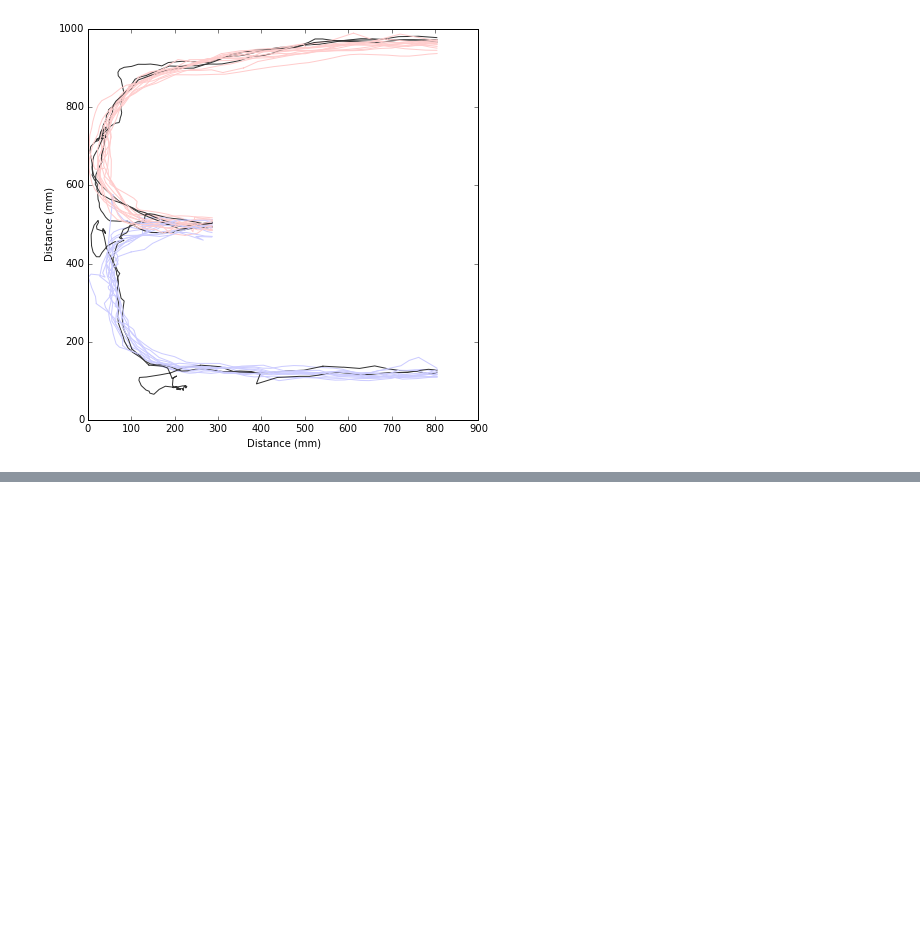
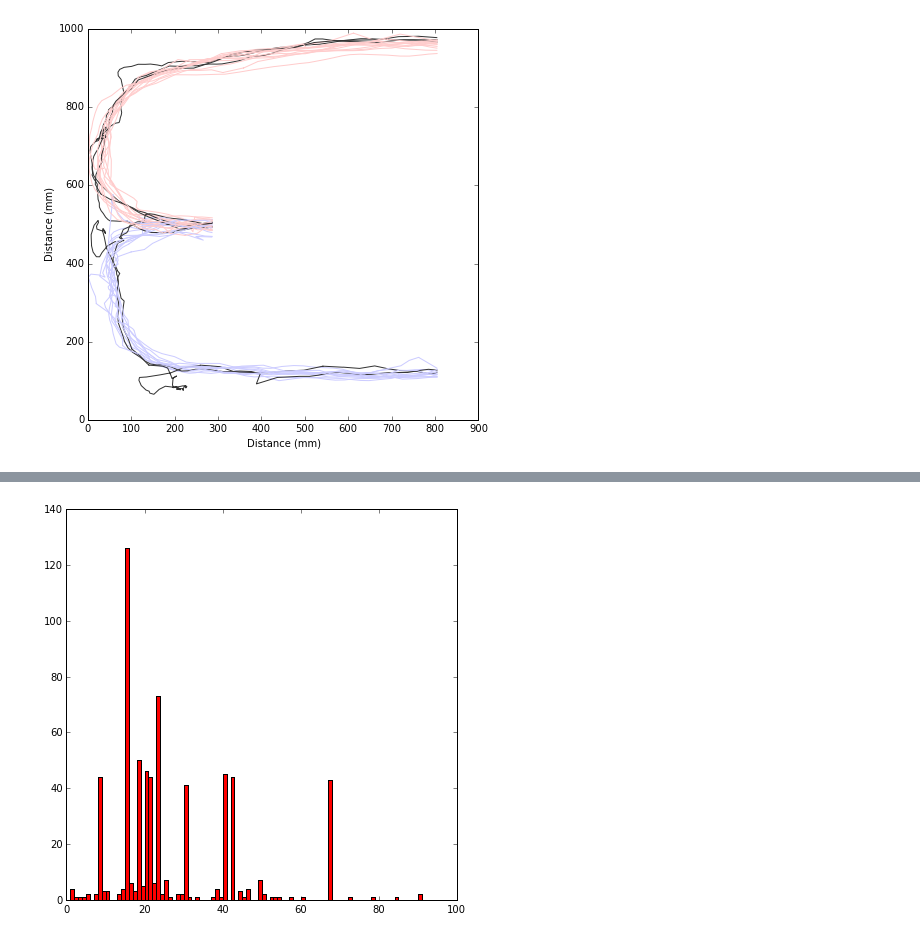
Before and after one commit to rubenpinzon/Wigner-Pattern, a Jupyter notebook: Bayesian Decoder.ipynb, the cells around one changed output, grey strips where cells are left out. Cells and saved outputs as stored; diff of their text form; code cells hidden in the pictures; blank space fills up the shorter version.

Commit message:
Working on the normalized firing maps

```diff
--- a/Bayesian Decoder.ipynb
+++ b/Bayesian Decoder.ipynb
@@ -128,0 +103,23 @@ plt.title('Linear normalized occupancy firing rate')
+# %%
+plt.figure(num=None, figsize=(7,7), dpi=150)
+bin_size = 20 # size in milimiters
+num_bins = np.floor(max_d/bin_size) #bins of 2 cm
+bin_edges = linspace(0,max(d),num_bins)
+width = 1.    # the width of the bars
+test_cell = 10
+
+for i in range(data[0].n_cells):
+    hist = []
+    for trial in data:
+        if trial.under_use:
+            d = trial.cumulative_dist()
+            h =  np.histogram(trial.spikes_lin[i][1], bins=bin_edges)
+            hist.append(h[0])
+
+    f_rate = sum(hist, axis=0)/;
+    if i == test_cell:
+        plt.bar(np.arange(int(num_bins-1)), f_rate, width, color='r')
+
+# TODO find the time spent on each bin to normalize the hist.
+# %% [output]
+[figure, added]
```
Also changed, not shown: parts of 4 cells of this notebook, 1 other file.
